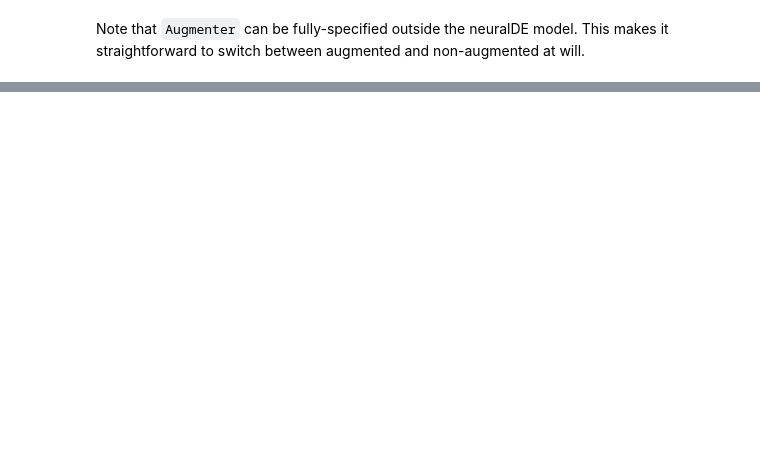
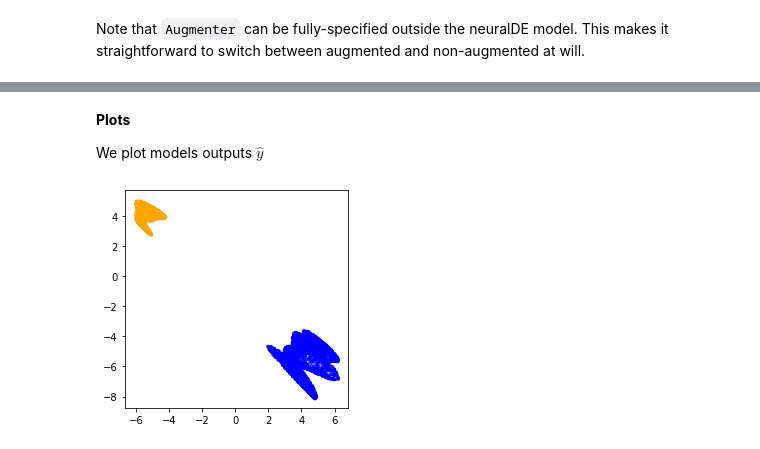
Before and after one commit to willw625731/torchdyn, a Jupyter notebook: docs/tutorials/04_augmentation_strategies.ipynb, the cells around one changed output, grey strips where cells are left out. Cells and saved outputs as stored; diff of their text form; code cells hidden in the pictures; blank space fills up the shorter version.

```diff
--- a/docs/tutorials/04_augmentation_strategies.ipynb
+++ b/docs/tutorials/04_augmentation_strategies.ipynb
@@ -87,0 +168,16 @@ Note that `Augmenter` can be fully-specified outside the neuralDE model. This ma
+# %%
+settings = {'type':'classic', 'controlled':False, 'solver':'dopri5'}
+
+# We consider 5 augmenting dimensions, i.e. the DEFunc must accomodate 8 inputs
+func = DEFunc(nn.Sequential(nn.Linear(8,64),
+                            nn.Tanh(),
+                            nn.Linear(64,8))
+                            )
+
+# Define NeuralDE
+neuralDE = NeuralDE(func, settings).to(device)
+
+# Here we just need to specify to the "Augmenter" the input layer. In this case an nn.Linear(3, 5)
+model = nn.Sequential(Augmenter(augment_func=nn.Linear(3, 5)),
+                      neuralDE,
+                      nn.Linear(8,2)).to(device)
@@ -87,0 +205,16 @@ Note that `Augmenter` can be fully-specified outside the neuralDE model. This ma
+# %% [markdown]
+**Plots**
+
+We plot models outputs $\hat y$
+# %%
+# Evaluate outputs
+y_hat = model(X_train).detach().cpu()
+
+# Plot results
+c = ['blue', 'orange']
+fig = plt.figure(figsize=(4,4))
+ax = fig.add_subplot(111)
+for i in range(2):
+    ax.scatter(y_hat[yn==i,0], y_hat[yn==i,1], s=5, alpha=0.5, c=c[i])
+# %% [output]
+[figure, added]
```
Also changed, not shown: parts of 44 cells of this notebook.
